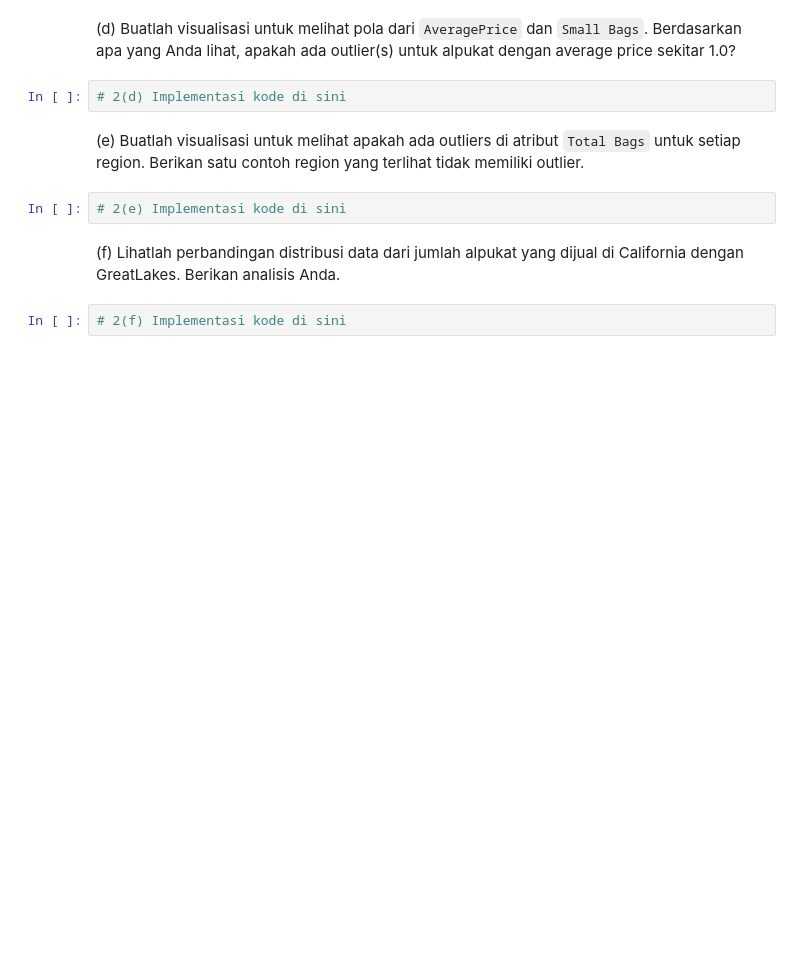
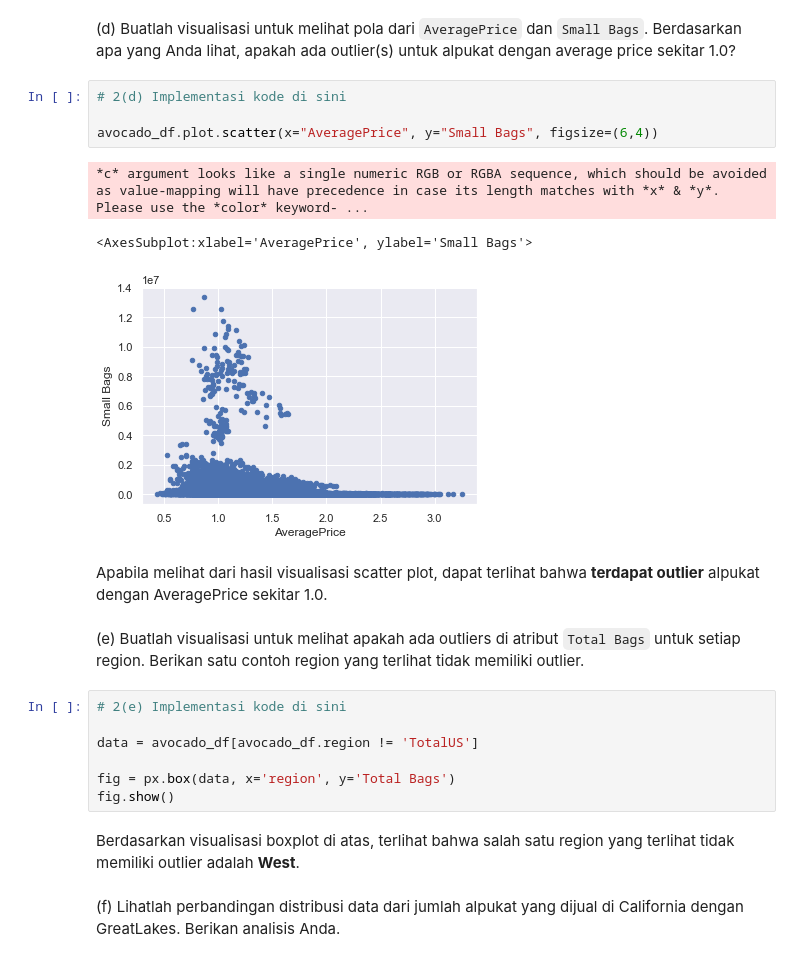
Before and after one commit to fahdikrie/kasdd212, a Jupyter notebook: Lab/Lab2/Lab2_rev1/D_Lab2_1906398370_Fahdii Ajmalal Fikrie.ipynb, the cells around one changed output. Drawn from its saved outputs; the diff is of its cells as text; blank space fills up the shorter version.

```diff
--- a/Lab/Lab2/Lab2_rev1/D_Lab2_1906398370_Fahdii Ajmalal Fikrie.ipynb
+++ b/Lab/Lab2/Lab2_rev1/D_Lab2_1906398370_Fahdii Ajmalal Fikrie.ipynb
@@ -507,11 +571,24 @@ Berdasarkan data di atas, didapatkan rata-rata sales terbesar ada pada region **
 (d) Buatlah visualisasi untuk melihat pola dari `AveragePrice` dan `Small Bags`. Berdasarkan apa yang Anda lihat, apakah ada outlier(s) untuk alpukat dengan average price sekitar 1.0?
 # %%
 # 2(d) Implementasi kode di sini
+
+avocado_df.plot.scatter(x="AveragePrice", y="Small Bags", figsize=(6,4))
+# %% [output]
+*c* argument looks like a single numeric RGB or RGBA sequence, which should be avoided as value-mapping will have precedence in case its length matches with *x* & *y*.  Please use the *color* keyword- ...
+<AxesSubplot:xlabel='AveragePrice', ylabel='Small Bags'>
+[figure, added]
+# %% [markdown]
+Apabila melihat dari hasil visualisasi scatter plot, dapat terlihat bahwa **terdapat outlier** alpukat dengan AveragePrice sekitar 1.0.
 # %% [markdown]
 (e) Buatlah visualisasi untuk melihat apakah ada outliers di atribut `Total Bags` untuk setiap region. Berikan satu contoh region yang terlihat tidak memiliki outlier.
 # %%
 # 2(e) Implementasi kode di sini
+
+data = avocado_df[avocado_df.region != 'TotalUS']
+
+fig = px.box(data, x='region', y='Total Bags')
+fig.show()
+# %% [markdown]
+Berdasarkan visualisasi boxplot di atas, terlihat bahwa salah satu region yang terlihat tidak memiliki outlier adalah **West**.
 # %% [markdown]
 (f) Lihatlah perbandingan distribusi data dari jumlah alpukat yang dijual di California dengan GreatLakes. Berikan analisis Anda.
-# %%
-# 2(f) Implementasi kode di sini
```
Also changed, not shown: parts of 10 cells of this notebook.
